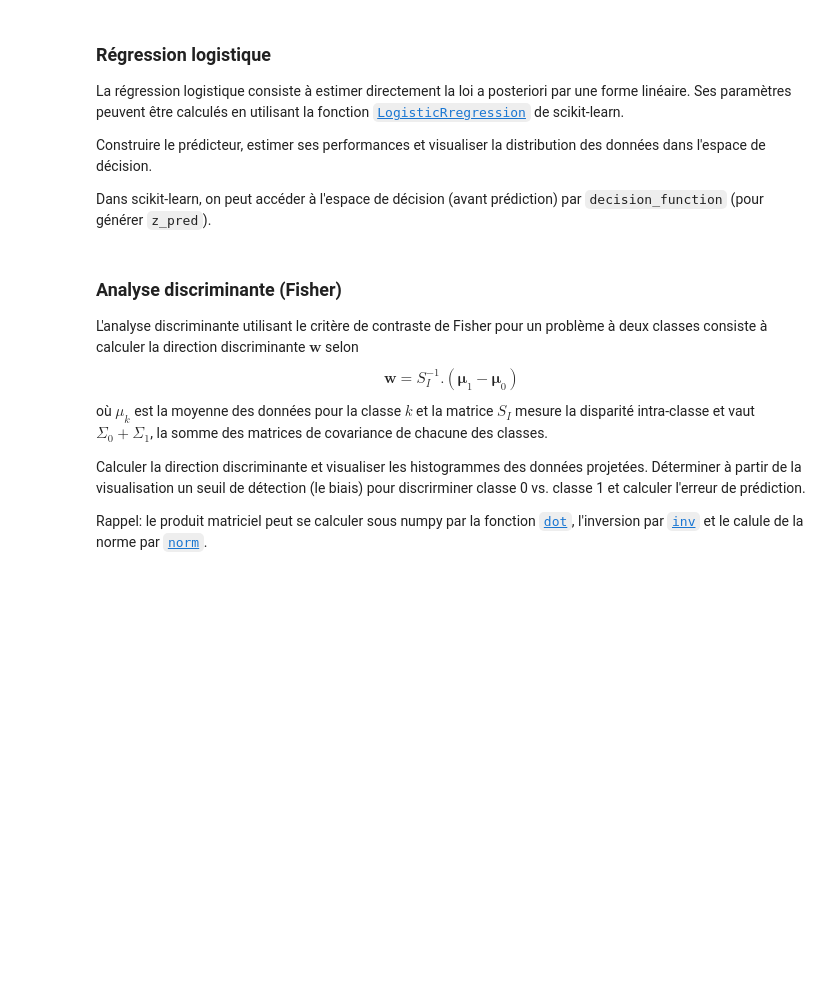
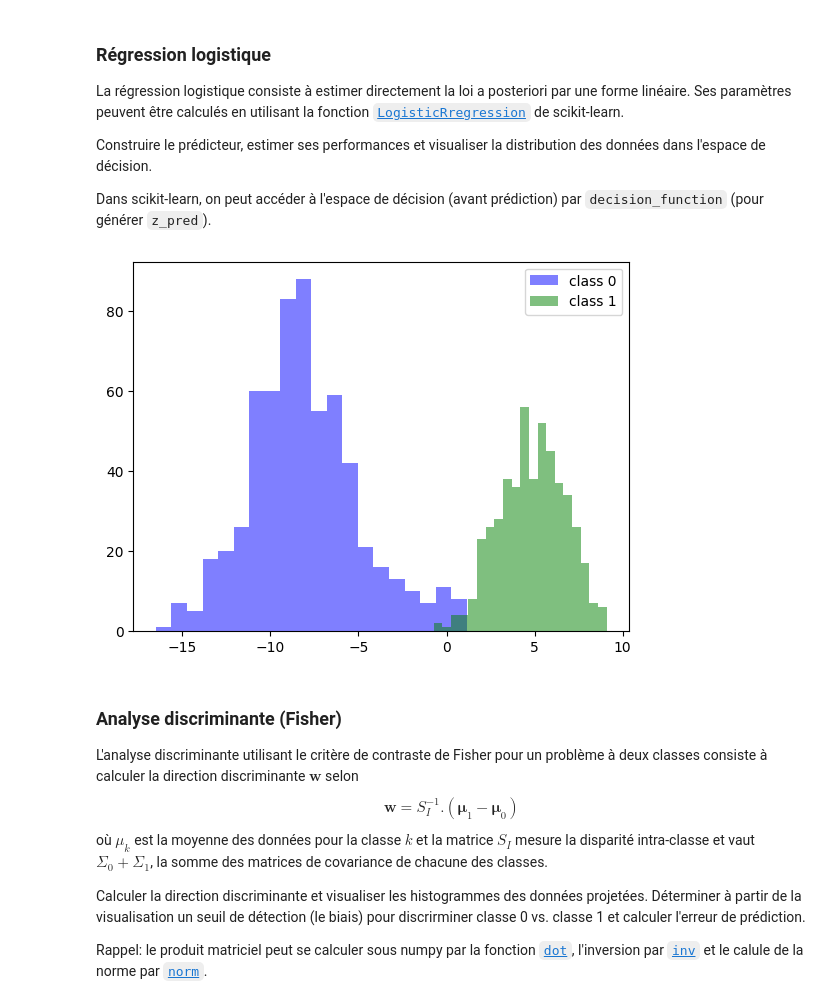
Before and after one commit to caioescorcio/ML_201, a Jupyter notebook: ENSTA/td_gaussien_bayesien.ipynb, the cells around one changed output. Saved outputs shown, nothing was run; the diff lists cells and outputs as text; code cells hidden in the pictures; blank space fills up the shorter version.

```diff
--- a/ENSTA/td_gaussien_bayesien.ipynb
+++ b/ENSTA/td_gaussien_bayesien.ipynb
@@ -401,15 +415,19 @@ Compléter le code ci-dessous pour vérifier le choix du modèle, et ses paramè
 # %%
 from sklearn.naive_bayes import GaussianNB # code à compléter
 
-#Coder les étapes d'apprentissage et de prédiction sur les données de test
+# Coder les étapes d'apprentissage et de prédiction sur les données de test
 # les prédictions sont dans y_pred
 # les valeurs dans l'espace de décision sont dans z_pred
 ########################
 ## METTRE VOTRE CODE ICI
+clf = GaussianNB()
+clf.fit(X_train, y_train)
+y_pred = clf.predict(X_test)
+z_pred = clf.predict_proba(X_test)[:, 1] - clf.predict_proba(X_test)[:, 0] # Calculate log ratio of probabilities
 
 ##########################
 
-# Evaluation de l'erreur de la prédiction y_pred
+# Evaluation de l'erreur de prédiction (comparaison avec la vérité terrain y_test)
 erreur = (y_pred != y_test).sum() / y_test.size
 
 print("Bayésien naïf: L'erreur de prédiction est {:.2f}%".format(100*erreur))
@@ -493,19 +553,22 @@ Dans scikit-learn, on peut accéder à l'espace de décision (avant prédiction)
 # %%
 from sklearn.linear_model import LogisticRegression
 
 # Apprentissage, prédiction et évaluation
 #######################
 # METTRE VOTRE CODE ICI
-
+logic = LogisticRegression()
+z_pred = logic.fit(X_train, y_train).decision_function(X_test)
 ############################
 
 Z0 = z_pred[y_test == 0]
 Z1 = z_pred[y_test == 1]
 
 plt.hist(Z0, color='b', alpha=0.5, bins=20, label=['class 0'])
 plt.hist(Z1, color='g', alpha=0.5, bins=20, label=['class 1'])
 plt.legend(loc='upper right')
 plt.show()
+# %% [output]
+[figure, added]
 # %% [markdown]
 ### Analyse discriminante (Fisher)
 
```
Also changed, not shown: parts of 15 cells of this notebook.
